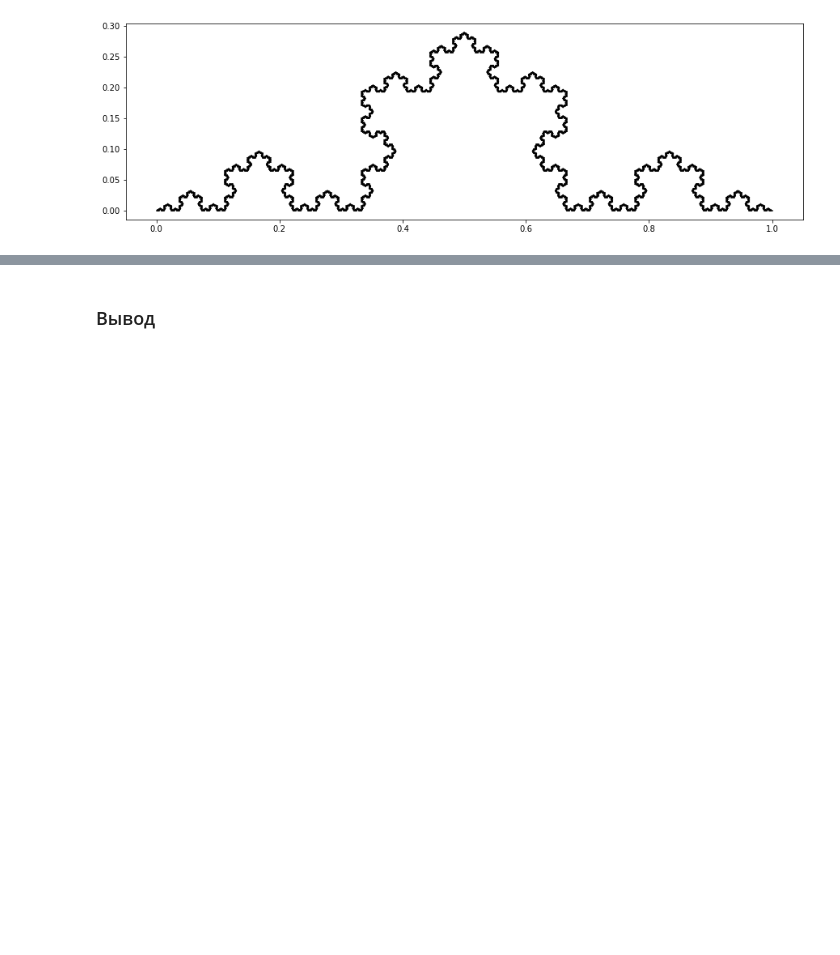
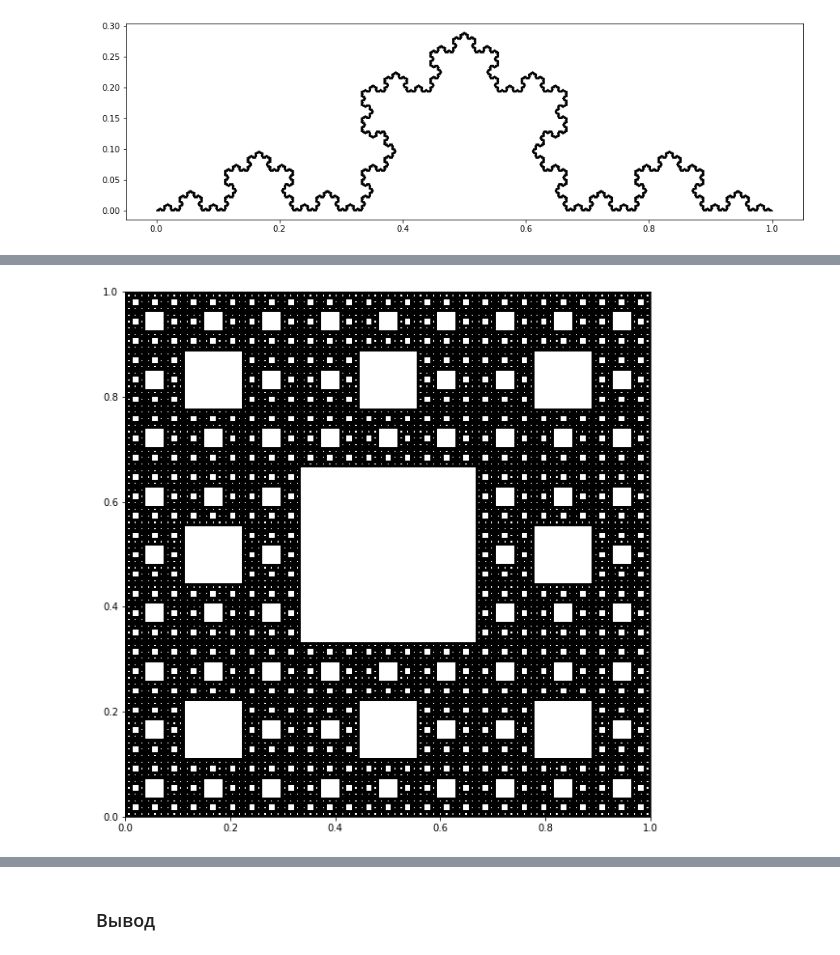
Before and after one commit to mihail8531/siaod, a Jupyter notebook: Labs/Lab5.ipynb, the cells around one changed output, grey strips where cells are left out. Cells and saved outputs as stored; diff of their text form; code cells hidden in the pictures; blank space fills up the shorter version.

```diff
--- a/Labs/Lab5.ipynb
+++ b/Labs/Lab5.ipynb
@@ -61,0 +130,42 @@ draw_koch(6, 0, 0, 1, 0)
+# %%
+fig = plt.figure(figsize=(15, 10))
+ax = fig.add_subplot()
+ax.set_aspect('equal', adjustable='box')
+def serpintsky_square(depth: int, x1: float, y1: float, x2: float, y2: float):
+    assert depth >= 1, "Depth must be bigger then 0"
+    if depth == 1:
+        vx, vy = x2 - x1, y2 - y1
+        x3, y3 = -vy + x2, vx + y2
+        x4, y4 = -vy + x1, vx + y1
+        plt.gca().add_patch(plt.Polygon([[x1, y1], [x2, y2], [x3, y3], [x4, y4]], color='k'))
+    else:
+        vx, vy = x2 - x1, y2 - y1
+        upx, upy = - vy / 3, vx / 3
+        f1_x1, f1_y1 = x1, y1
+        f1_x2, f1_y2 = vx / 3 + x1, vy / 3 + y1
+        f2_x1, f2_y1 = f1_x2, f1_y2
+        f2_x2, f2_y2 = 2 * vx / 3 + x1, 2 * vy / 3 + y1
+        f3_x1, f3_y1 = f2_x2, f2_y2
+        f3_x2, f3_y2 = x2, y2
+        f4_x1, f4_y1 = f1_x1 + upx, f1_y1 + upy
+        f4_x2, f4_y2 = f1_x2 + upx, f1_y2 + upy
+        f5_x1, f5_y1 = f3_x1 + upx, f3_y1 + upy
+        f5_x2, f5_y2 = f3_x2 + upx, f3_y2 + upy
+        f6_x1, f6_y1 = f4_x1 + upx, f4_y1 + upy
+        f6_x2, f6_y2 = f4_x2 + upx, f4_y2 + upy
+        f7_x1, f7_y1 = f2_x1 + upx * 2, f2_y1 + upy * 2
+        f7_x2, f7_y2 = f2_x2 + upx * 2, f2_y2 + upy * 2
+        f8_x1, f8_y1 = f5_x1 + upx, f5_y1 + upy
+        f8_x2, f8_y2 = f5_x2 + upx, f5_y2 + upy
+        serpintsky_square(depth - 1, f1_x1, f1_y1, f1_x2, f1_y2)
+        serpintsky_square(depth - 1, f2_x1, f2_y1, f2_x2, f2_y2)
+        serpintsky_square(depth - 1, f3_x1, f3_y1, f3_x2, f3_y2)
+        serpintsky_square(depth - 1, f4_x1, f4_y1, f4_x2, f4_y2)
+        serpintsky_square(depth - 1, f5_x1, f5_y1, f5_x2, f5_y2)
+        serpintsky_square(depth - 1, f6_x1, f6_y1, f6_x2, f6_y2)
+        serpintsky_square(depth - 1, f7_x1, f7_y1, f7_x2, f7_y2)
+        serpintsky_square(depth - 1, f8_x1, f8_y1, f8_x2, f8_y2)
+
+serpintsky_square(6, 0, 0, 1, 0)
+# %% [output]
+[figure, added]
```
Also changed, not shown: parts of 5 cells of this notebook.
